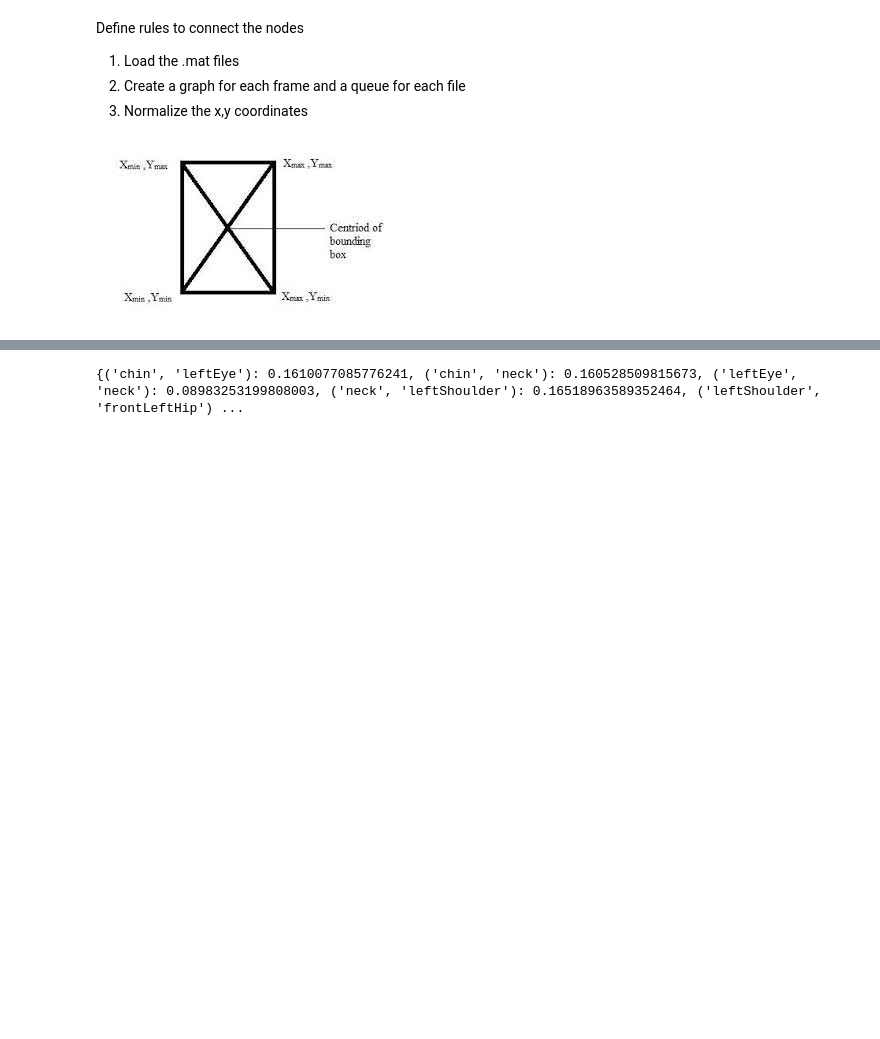
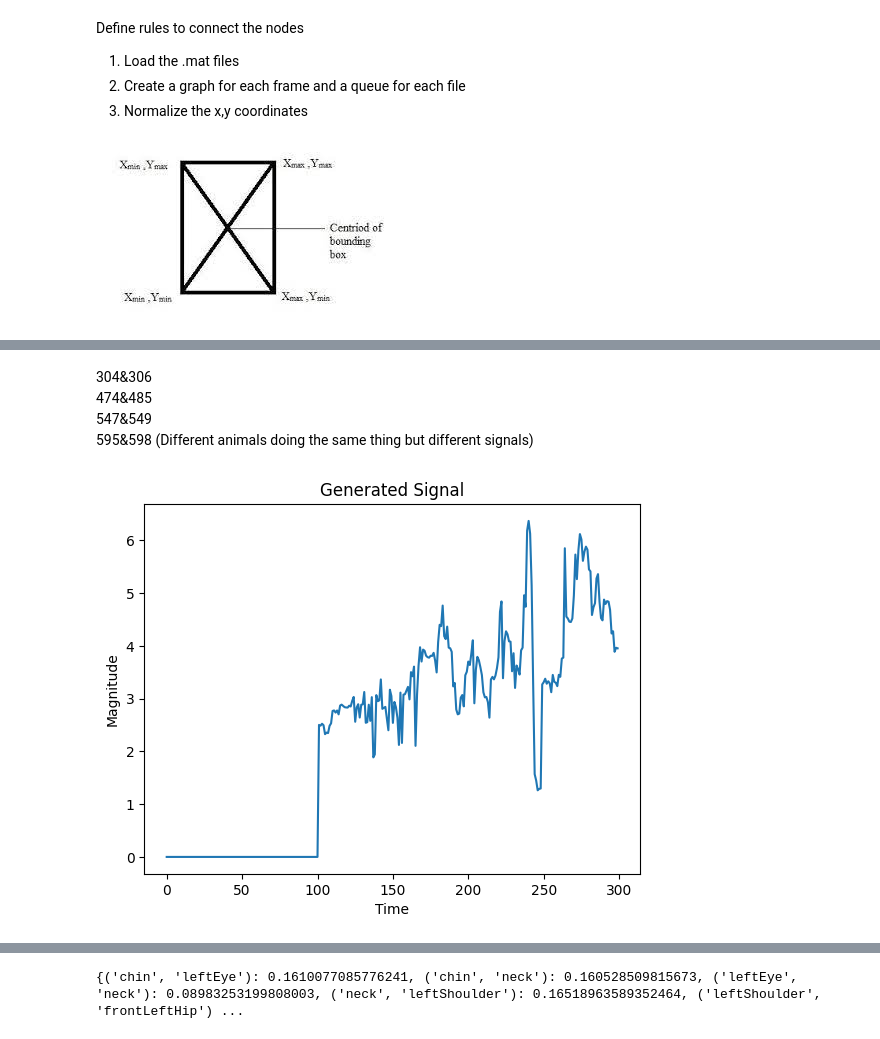
Before and after one commit to kaburia/animal-poses4population, a Jupyter notebook: graph_embeddings.ipynb, the cells around one changed output, grey strips where cells are left out. Drawn from its saved outputs; the diff is of its cells as text; code cells hidden in the pictures; blank space fills up the shorter version.

```diff
--- a/graph_embeddings.ipynb
+++ b/graph_embeddings.ipynb
@@ -115,0 +120,20 @@ Frame 164 has no nodes
+# %% [markdown]
+304&306 <br>
+474&485 <br>
+547&549 <br>
+595&598 (Different animals doing the same thing but different signals) <br>
+# %%
+file_name = '736.mat'
+padded_file = np.pad(adjacency_matrix(graph_seq[file_name]), ((abs(adjacency_matrix(graph_seq[file_name]).shape[0]-300), 0), (0, 0), (0, 0)))
+# padded_file = np.array(padded_file)
+# Generating a signal
+signal = np.sum(padded_file, axis=(1, 2))  # Summing along the last two axes
+
+# Plotting the signal
+plt.plot(signal)
+plt.title('Generated Signal')
+plt.xlabel('Time')
+plt.ylabel('Magnitude')
+plt.show()
+# %% [output]
+[figure, added]
```
Also changed, not shown: parts of 10 cells of this notebook.
